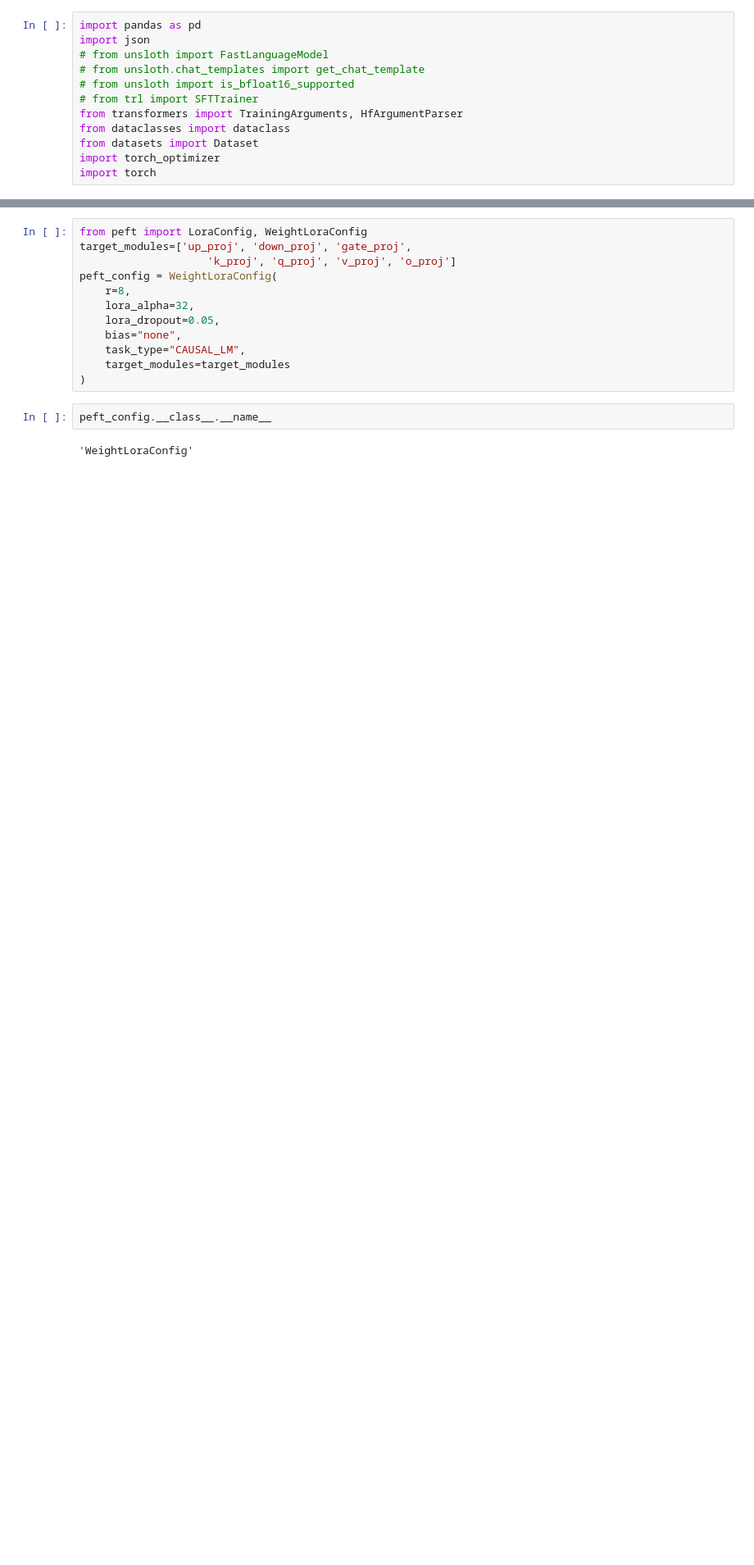
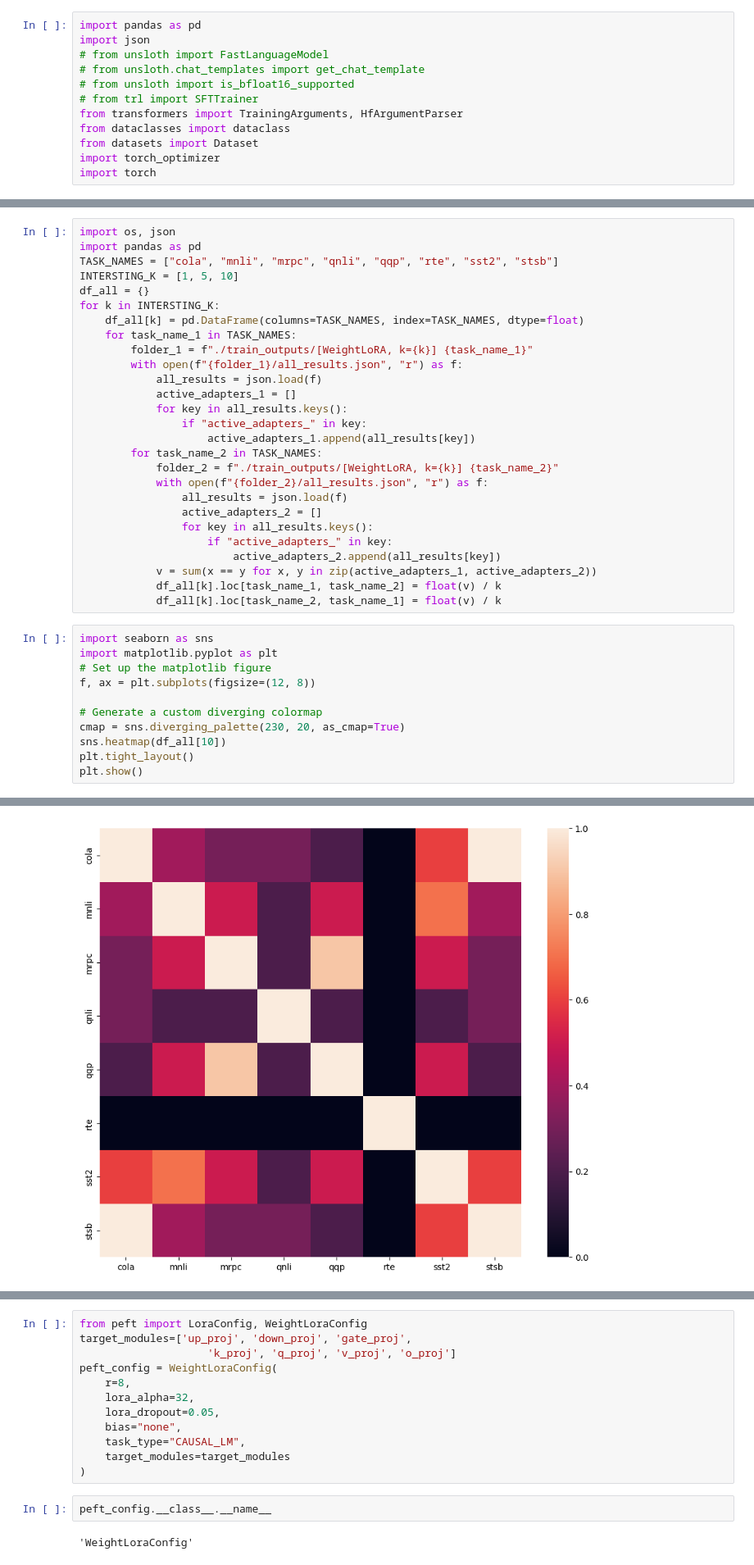
Before and after one commit to Vepricov/Weight_Lora, a Jupyter notebook: test.ipynb, the cells around one changed output, grey strips where cells are left out. Shown: that part at 82% size. Drawn from its saved outputs; the diff is of its cells as text; blank space fills up the shorter version.

```diff
--- a/test.ipynb
+++ b/test.ipynb
@@ -19,0 +71,39 @@ tensor([1., 2.])
+# %%
+import os, json
+import pandas as pd
+TASK_NAMES = ["cola", "mnli", "mrpc", "qnli", "qqp", "rte", "sst2", "stsb"]
+INTERSTING_K = [1, 5, 10]
+df_all = {}
+for k in INTERSTING_K:
+    df_all[k] = pd.DataFrame(columns=TASK_NAMES, index=TASK_NAMES, dtype=float)
+    for task_name_1 in TASK_NAMES:
+        folder_1 = f"./train_outputs/[WeightLoRA, k={k}] {task_name_1}"
+        with open(f"{folder_1}/all_results.json", "r") as f:
+            all_results = json.load(f)
+            active_adapters_1 = []
+            for key in all_results.keys():
+                if "active_adapters_" in key:
+                    active_adapters_1.append(all_results[key])
+        for task_name_2 in TASK_NAMES:
+            folder_2 = f"./train_outputs/[WeightLoRA, k={k}] {task_name_2}"
+            with open(f"{folder_2}/all_results.json", "r") as f:
+                all_results = json.load(f)
+                active_adapters_2 = []
+                for key in all_results.keys():
+                    if "active_adapters_" in key:
+                        active_adapters_2.append(all_results[key])
+            v = sum(x == y for x, y in zip(active_adapters_1, active_adapters_2))
+            df_all[k].loc[task_name_1, task_name_2] = float(v) / k
+            df_all[k].loc[task_name_2, task_name_1] = float(v) / k
+# %%
+import seaborn as sns
+import matplotlib.pyplot as plt
+# Set up the matplotlib figure
+f, ax = plt.subplots(figsize=(12, 8))
+
+# Generate a custom diverging colormap
+cmap = sns.diverging_palette(230, 20, as_cmap=True)
+sns.heatmap(df_all[10])
+plt.tight_layout()
+plt.show()
+# %% [output]
@@ -19,0 +111 @@ tensor([1., 2.])
+[figure, added]
```
Also changed, not shown: parts of 6 cells of this notebook, 10 other files.
